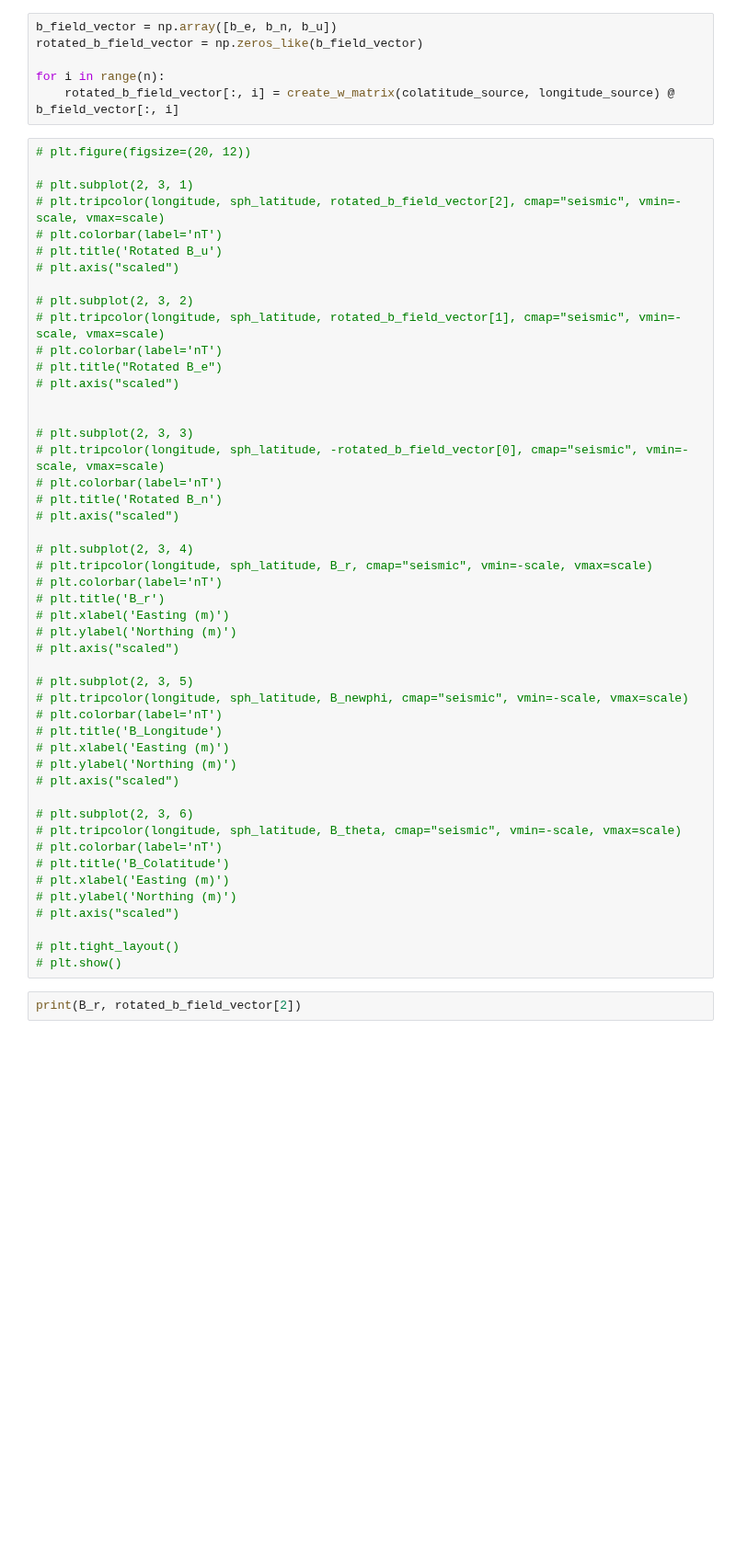
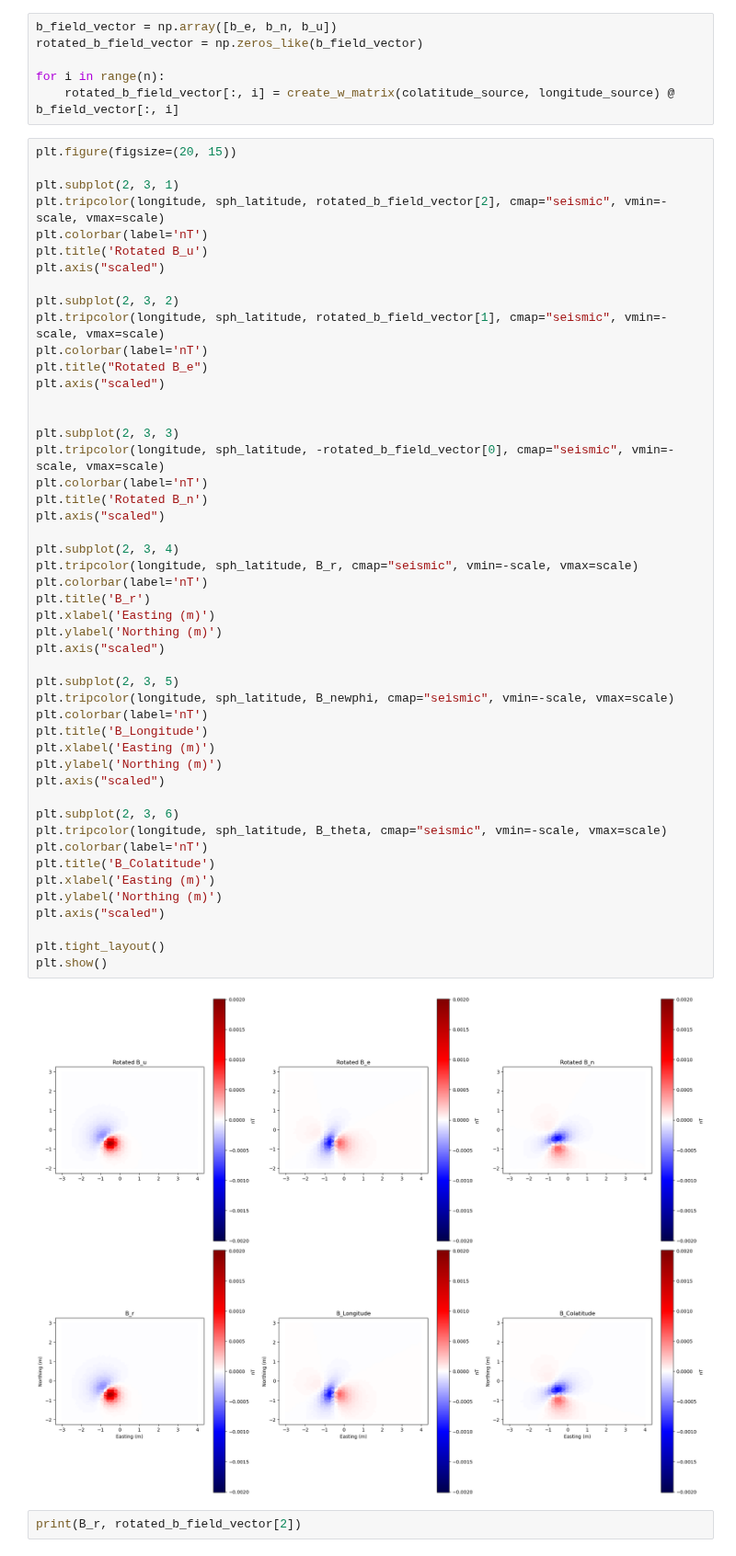
Before and after one commit to compgeolab/eqs-magnetic-spherical, a Jupyter notebook: code/sph.ipynb, the cells around one changed output. Shown at 92% size. Saved outputs shown, nothing was run; the diff lists cells and outputs as text; blank space fills up the shorter version.

```diff
--- a/code/sph.ipynb
+++ b/code/sph.ipynb
@@ -263,53 +268,55 @@ rotated_b_field_vector = np.zeros_like(b_field_vector)
 for i in range(n):
     rotated_b_field_vector[:, i] = create_w_matrix(colatitude_source, longitude_source) @ b_field_vector[:, i]
 # %%
-# plt.figure(figsize=(20, 12))
+plt.figure(figsize=(20, 15))
 
-# plt.subplot(2, 3, 1)
-# plt.tripcolor(longitude, sph_latitude, rotated_b_field_vector[2], cmap="seismic", vmin=-scale, vmax=scale)
-# plt.colorbar(label='nT')
-# plt.title('Rotated B_u')
-# plt.axis("scaled")
+plt.subplot(2, 3, 1)
+plt.tripcolor(longitude, sph_latitude, rotated_b_field_vector[2], cmap="seismic", vmin=-scale, vmax=scale)
+plt.colorbar(label='nT')
+plt.title('Rotated B_u')
+plt.axis("scaled")
 
-# plt.subplot(2, 3, 2)
-# plt.tripcolor(longitude, sph_latitude, rotated_b_field_vector[1], cmap="seismic", vmin=-scale, vmax=scale)
-# plt.colorbar(label='nT')
-# plt.title("Rotated B_e")
-# plt.axis("scaled")
+plt.subplot(2, 3, 2)
+plt.tripcolor(longitude, sph_latitude, rotated_b_field_vector[1], cmap="seismic", vmin=-scale, vmax=scale)
+plt.colorbar(label='nT')
+plt.title("Rotated B_e")
+plt.axis("scaled")
 
 
-# plt.subplot(2, 3, 3)
-# plt.tripcolor(longitude, sph_latitude, -rotated_b_field_vector[0], cmap="seismic", vmin=-scale, vmax=scale)
-# plt.colorbar(label='nT')
-# plt.title('Rotated B_n')
-# plt.axis("scaled")
+plt.subplot(2, 3, 3)
+plt.tripcolor(longitude, sph_latitude, -rotated_b_field_vector[0], cmap="seismic", vmin=-scale, vmax=scale)
+plt.colorbar(label='nT')
+plt.title('Rotated B_n')
+plt.axis("scaled")
 
-# plt.subplot(2, 3, 4)
-# plt.tripcolor(longitude, sph_latitude, B_r, cmap="seismic", vmin=-scale, vmax=scale)
-# plt.colorbar(label='nT')
-# plt.title('B_r')
-# plt.xlabel('Easting (m)')
-# plt.ylabel('Northing (m)')
-# plt.axis("scaled")
+plt.subplot(2, 3, 4)
+plt.tripcolor(longitude, sph_latitude, B_r, cmap="seismic", vmin=-scale, vmax=scale)
+plt.colorbar(label='nT')
+plt.title('B_r')
+plt.xlabel('Easting (m)')
+plt.ylabel('Northing (m)')
+plt.axis("scaled")
 
-# plt.subplot(2, 3, 5)
-# plt.tripcolor(longitude, sph_latitude, B_newphi, cmap="seismic", vmin=-scale, vmax=scale)
-# plt.colorbar(label='nT')
-# plt.title('B_Longitude')
-# plt.xlabel('Easting (m)')
-# plt.ylabel('Northing (m)')
-# plt.axis("scaled")
+plt.subplot(2, 3, 5)
+plt.tripcolor(longitude, sph_latitude, B_newphi, cmap="seismic", vmin=-scale, vmax=scale)
+plt.colorbar(label='nT')
+plt.title('B_Longitude')
+plt.xlabel('Easting (m)')
+plt.ylabel('Northing (m)')
+plt.axis("scaled")
 
-# plt.subplot(2, 3, 6)
-# plt.tripcolor(longitude, sph_latitude, B_theta, cmap="seismic", vmin=-scale, vmax=scale)
-# plt.colorbar(label='nT')
-# plt.title('B_Colatitude')
-# plt.xlabel('Easting (m)')
-# plt.ylabel('Northing (m)')
-# plt.axis("scaled")
+plt.subplot(2, 3, 6)
+plt.tripcolor(longitude, sph_latitude, B_theta, cmap="seismic", vmin=-scale, vmax=scale)
+plt.colorbar(label='nT')
+plt.title('B_Colatitude')
+plt.xlabel('Easting (m)')
+plt.ylabel('Northing (m)')
+plt.axis("scaled")
 
-# plt.tight_layout()
-# plt.show()
+plt.tight_layout()
+plt.show()
+# %% [output]
+[figure, added]
 # %%
 print(B_r, rotated_b_field_vector[2])
 # %% [output]
```
Also changed, not shown: parts of 2 cells of this notebook, 2 other files.
